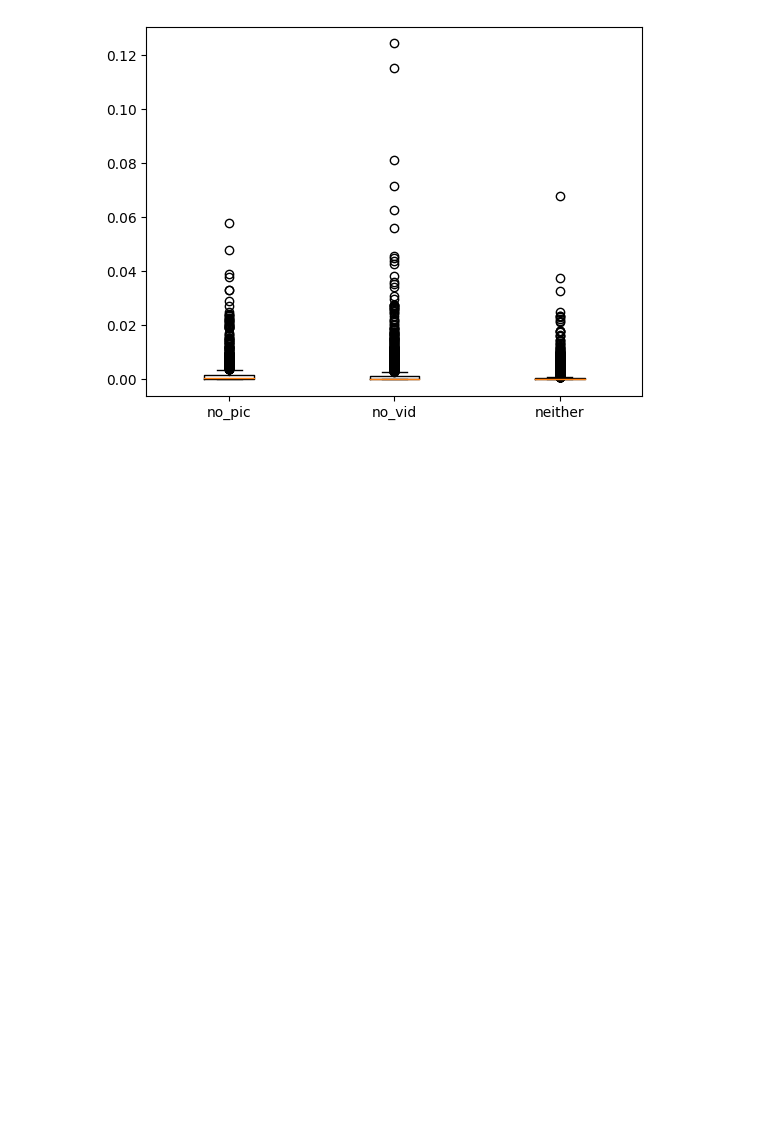
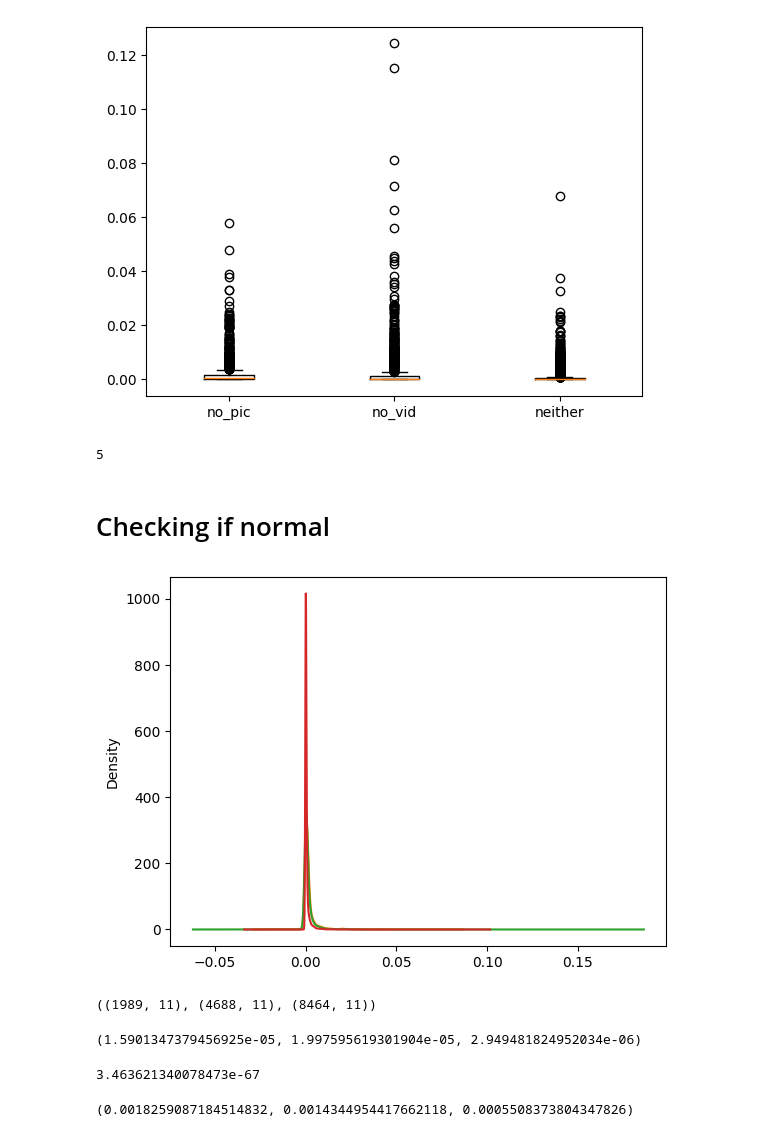
Before and after one commit to allan-gon/eg_thing, a Jupyter notebook: src/eda.ipynb, the cells around one changed output. Saved outputs shown, nothing was run; the diff lists cells and outputs as text; code cells hidden in the pictures; blank space fills up the shorter version.

```diff
--- a/src/eda.ipynb
+++ b/src/eda.ipynb
@@ -214,4 +222,14 @@ plt.show()
 # %% [output]
 [figure]
 # %%
-df.entity_id.nunique()
+# %% [output]
+5
+# %% [markdown]
+# Checking if normal
+# %%
+no_pic["engagement_rate"].plot(kind="density")
+no_vid["engagement_rate"].plot(kind="density")
+neither["engagement_rate"].plot(kind="density")
+plt.show()
+# %% [output]
+[figure, added]
@@ -217,0 +240,8 @@ df.entity_id.nunique()
+# %%
+no_pic.shape, no_vid.shape, neither.shape
+# %% [output]
+((1989, 11), (4688, 11), (8464, 11))
+# %%
+no_pic["engagement_rate"].var(), no_vid["engagement_rate"].var(), neither["engagement_rate"].var()
+# %% [output]
+(1.5901347379456925e-05, 1.997595619301904e-05, 2.949481824952034e-06)
@@ -217,0 +252,8 @@ df.entity_id.nunique()
+# %%
+p # variances are sufficiently different such that anova on these is not possible. this could be seen 2 lines above but levene also proves this
+# %% [output]
+3.463621340078473e-67
+# %%
+no_pic["engagement_rate"].mean(), no_vid["engagement_rate"].mean(), neither["engagement_rate"].mean()
+# %% [output]
+(0.0018259087184514832, 0.0014344954417662118, 0.0005508373804347826)
```
Also changed, not shown: parts of 17 cells of this notebook, 1 other file.
